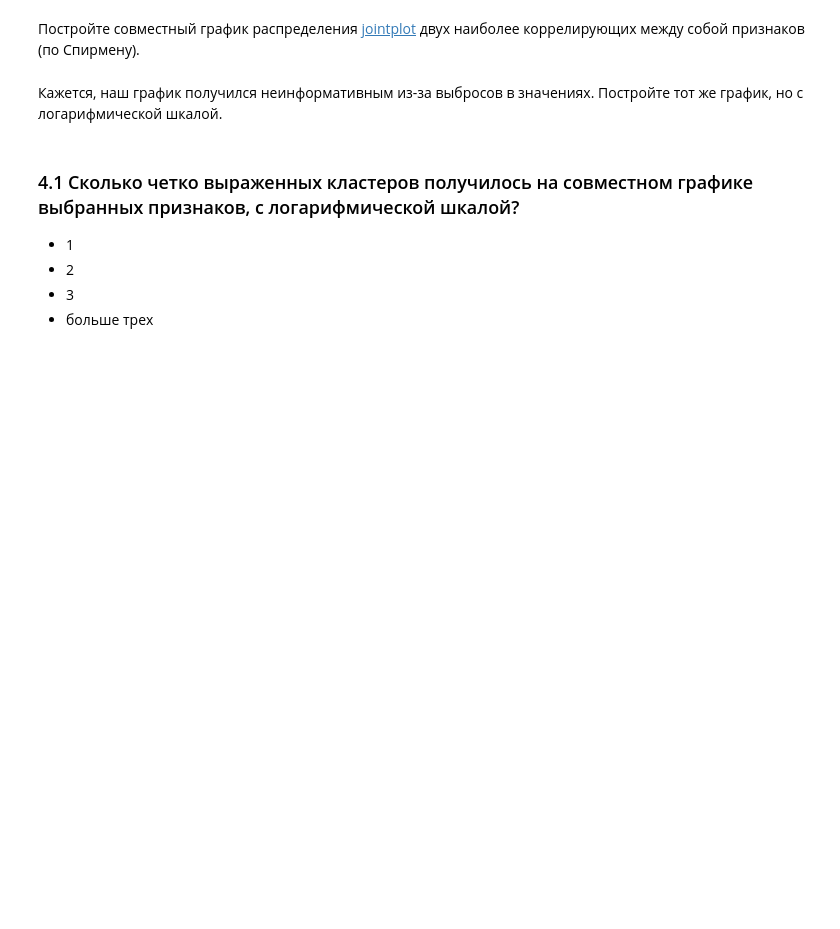
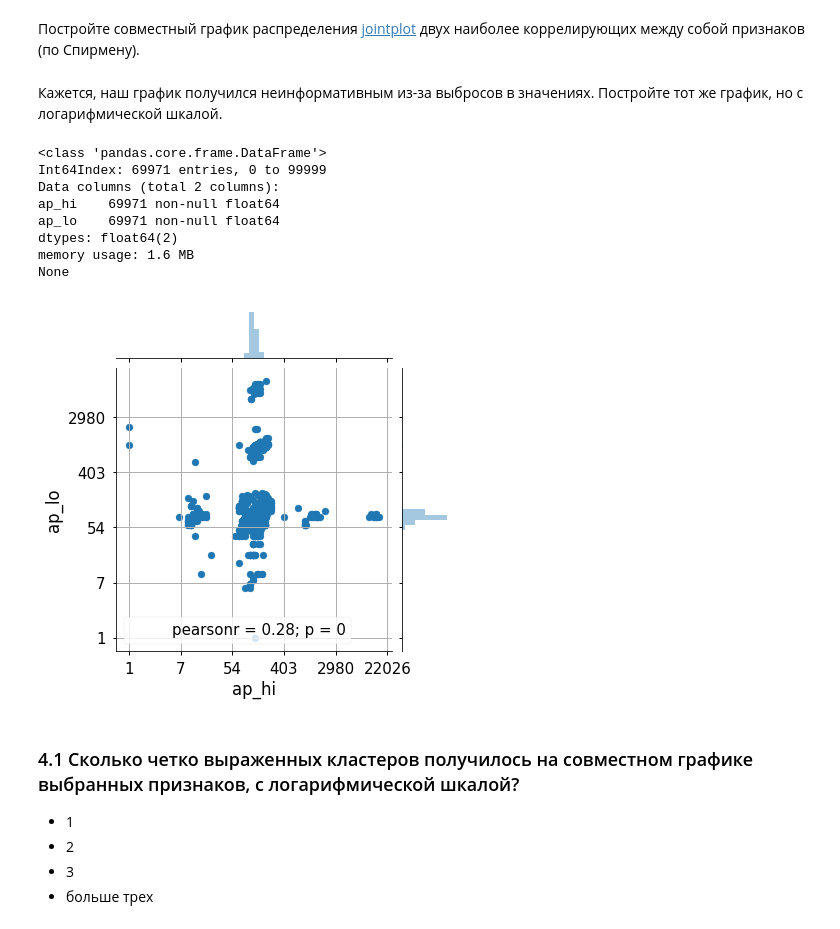
Before and after one commit to teremo4ek/mlcourse_open, a Jupyter notebook: jupyter_notebooks/topic02_visual_analysis/hw2_session2_visual_analysis_basics.ipynb, the cells around one changed output. Drawn from its saved outputs; the diff is of its cells as text; code cells hidden in the pictures; blank space fills up the shorter version.

```diff
--- a/jupyter_notebooks/topic02_visual_analysis/hw2_session2_visual_analysis_basics.ipynb
+++ b/jupyter_notebooks/topic02_visual_analysis/hw2_session2_visual_analysis_basics.ipynb
@@ -249,14 +257,42 @@ sns.kdeplot( train[train[('gender')] == 2]['height'], ax=axes[1]);
 # %%
 # Ваш код здесь
 
+#print(train.info())
+#nt = train[['ap_hi','ap_lo']].agg([np.log]).replace([np.inf, -np.inf], np.nan).dropna()
+
+#base1 = train[ (train['ap_hi'] > train['ap_lo']) ]
+
+nt = np.log(train[['ap_hi','ap_lo']]).replace([np.inf, -np.inf], np.nan).dropna()
+
+print(nt.info())
+
+g = sns.jointplot(x="ap_hi", y="ap_lo", data=nt)
+#ax = g.ax_joint
+#ax.set_xscale('log')
+#ax.set_yscale('log')
+#g.ax_marg_x.set_xscale('log')
+#g.ax_marg_y.set_yscale('log')
+
+
+
 # -------------------- #
 
-"""Сетка"""
+#"""Сетка"""
 g.ax_joint.grid(True)
 
-"""Преобразуем логарифмические значения на шкалах в реальные"""
+#"""Преобразуем логарифмические значения на шкалах в реальные"""
 g.ax_joint.yaxis.set_major_formatter(matplotlib.ticker.FuncFormatter(lambda x, pos: str(round(int(np.exp(x))))))
 g.ax_joint.xaxis.set_major_formatter(matplotlib.ticker.FuncFormatter(lambda x, pos: str(round(int(np.exp(x))))))
+# %% [output]
+<class 'pandas.core.frame.DataFrame'>
+Int64Index: 69971 entries, 0 to 99999
+Data columns (total 2 columns):
+ap_hi    69971 non-null float64
+ap_lo    69971 non-null float64
+dtypes: float64(2)
+memory usage: 1.6 MB
+None
+[figure, added]
 # %% [markdown]
 ### 4.1 Сколько четко выраженных кластеров получилось на  совместном графике выбранных признаков, с логарифмической шкалой?
 
```
Also changed, not shown: parts of 5 cells of this notebook.
